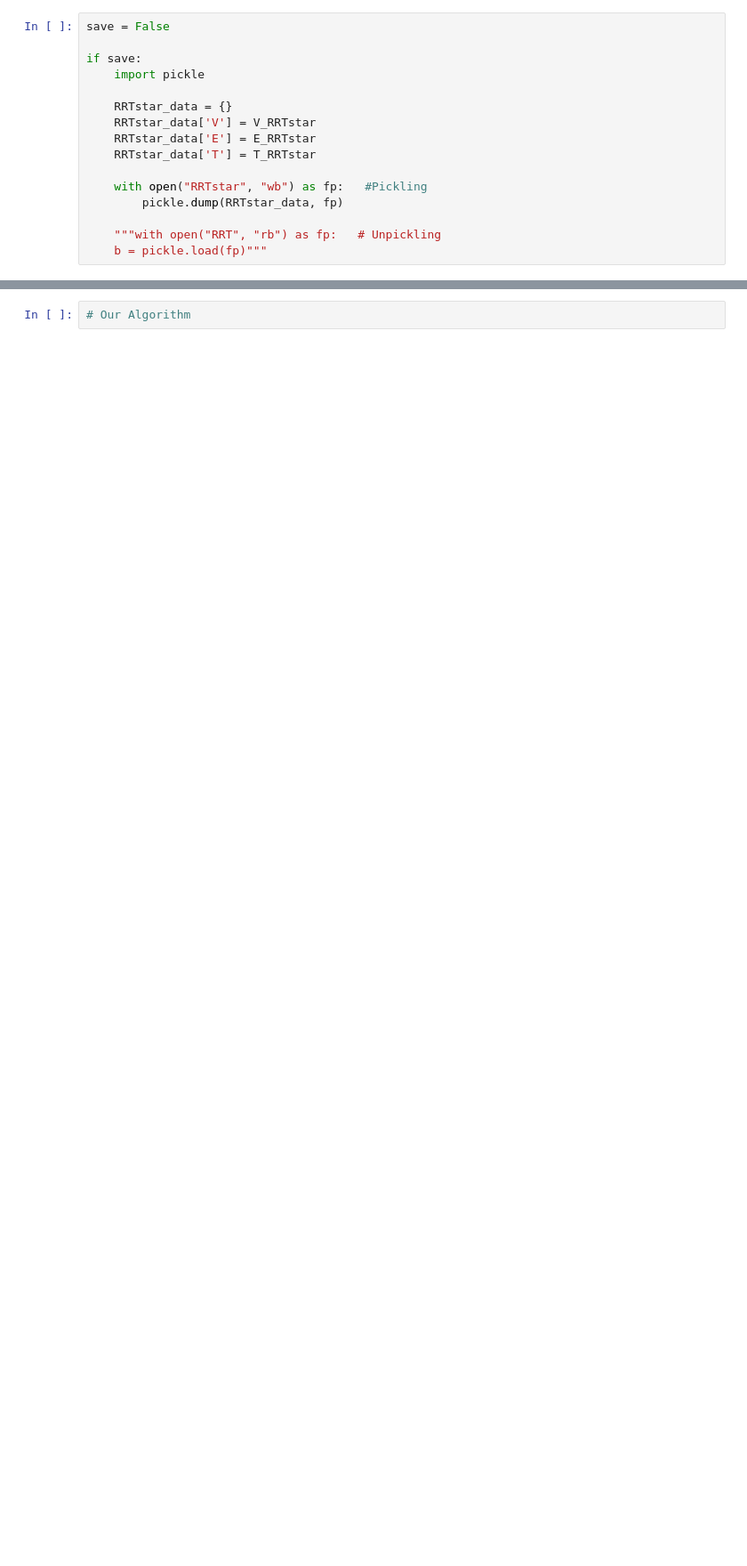
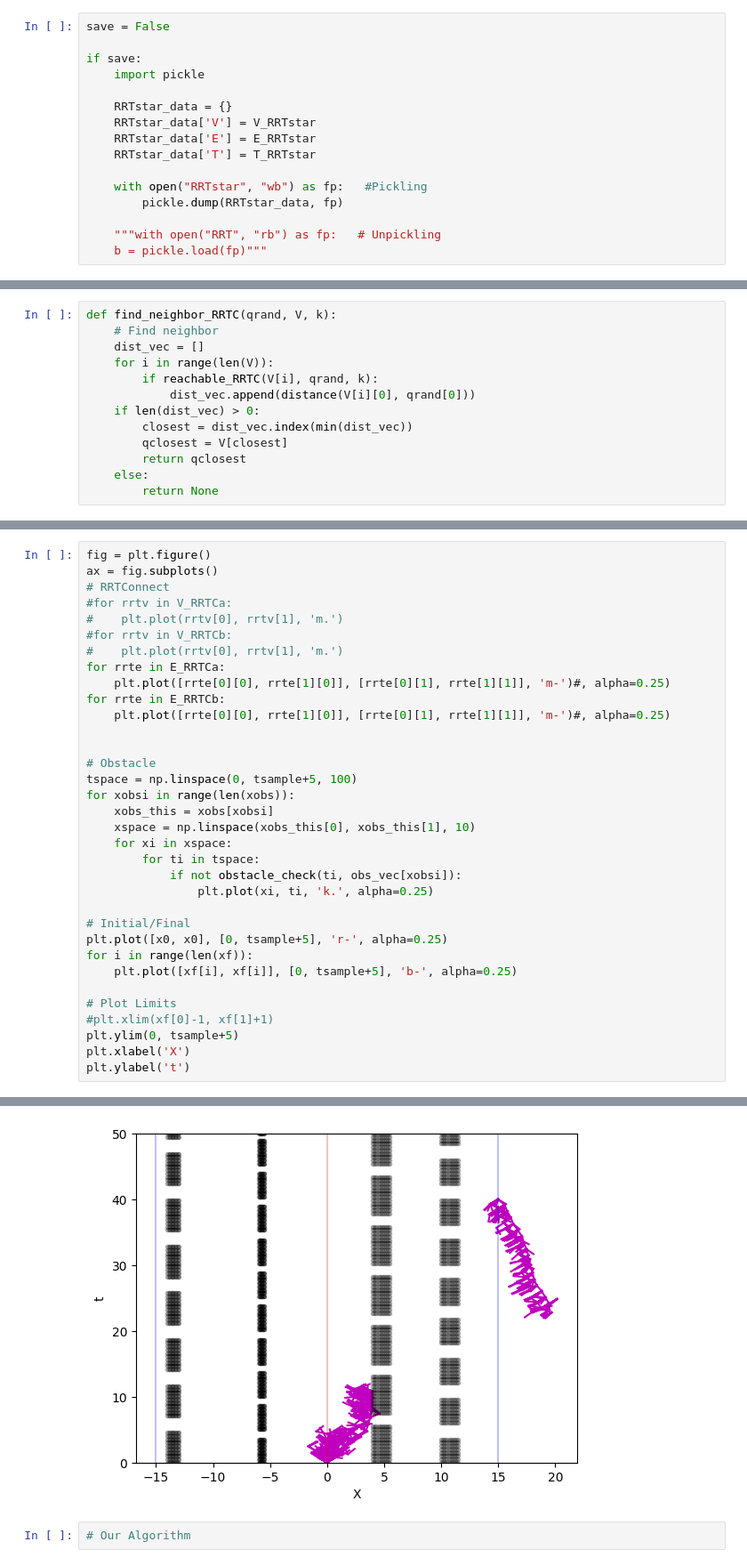
Before and after one commit to jeffersonkim97/cognis_UAM, a Jupyter notebook: script/Comparison/1D.ipynb, the cells around one changed output, grey strips where cells are left out. Shown at 89% size. Saved outputs shown, nothing was run; the diff lists cells and outputs as text; blank space fills up the shorter version.

```diff
--- a/script/Comparison/1D.ipynb
+++ b/script/Comparison/1D.ipynb
@@ -363,0 +394,13 @@ if save:
+# %%
+def find_neighbor_RRTC(qrand, V, k):
+    # Find neighbor
+    dist_vec = []
+    for i in range(len(V)):
+        if reachable_RRTC(V[i], qrand, k):
+            dist_vec.append(distance(V[i][0], qrand[0]))
+    if len(dist_vec) > 0:
+        closest = dist_vec.index(min(dist_vec))
+        qclosest = V[closest]
+        return qclosest
+    else:
+        return None
@@ -363,0 +494,35 @@ if save:
+# %%
+fig = plt.figure()
+ax = fig.subplots()
+# RRTConnect
+#for rrtv in V_RRTCa:
+#    plt.plot(rrtv[0], rrtv[1], 'm.')
+#for rrtv in V_RRTCb:
+#    plt.plot(rrtv[0], rrtv[1], 'm.')
+for rrte in E_RRTCa:
+    plt.plot([rrte[0][0], rrte[1][0]], [rrte[0][1], rrte[1][1]], 'm-')#, alpha=0.25)
+for rrte in E_RRTCb:
+    plt.plot([rrte[0][0], rrte[1][0]], [rrte[0][1], rrte[1][1]], 'm-')#, alpha=0.25)
+
+
+# Obstacle
+tspace = np.linspace(0, tsample+5, 100)
+for xobsi in range(len(xobs)):
+    xobs_this = xobs[xobsi]
+    xspace = np.linspace(xobs_this[0], xobs_this[1], 10)
+    for xi in xspace:
+        for ti in tspace:
+            if not obstacle_check(ti, obs_vec[xobsi]):
+                plt.plot(xi, ti, 'k.', alpha=0.25)
+
+# Initial/Final
+plt.plot([x0, x0], [0, tsample+5], 'r-', alpha=0.25)
+for i in range(len(xf)):
+    plt.plot([xf[i], xf[i]], [0, tsample+5], 'b-', alpha=0.25)
+
+# Plot Limits
+#plt.xlim(xf[0]-1, xf[1]+1)
+plt.ylim(0, tsample+5)
+plt.xlabel('X')
+plt.ylabel('t')
+# %% [output]
@@ -364,2 +530,3 @@ if save:
+[figure, added]
 # %%
 # Our Algorithm
```
Also changed, not shown: parts of 11 cells of this notebook.
